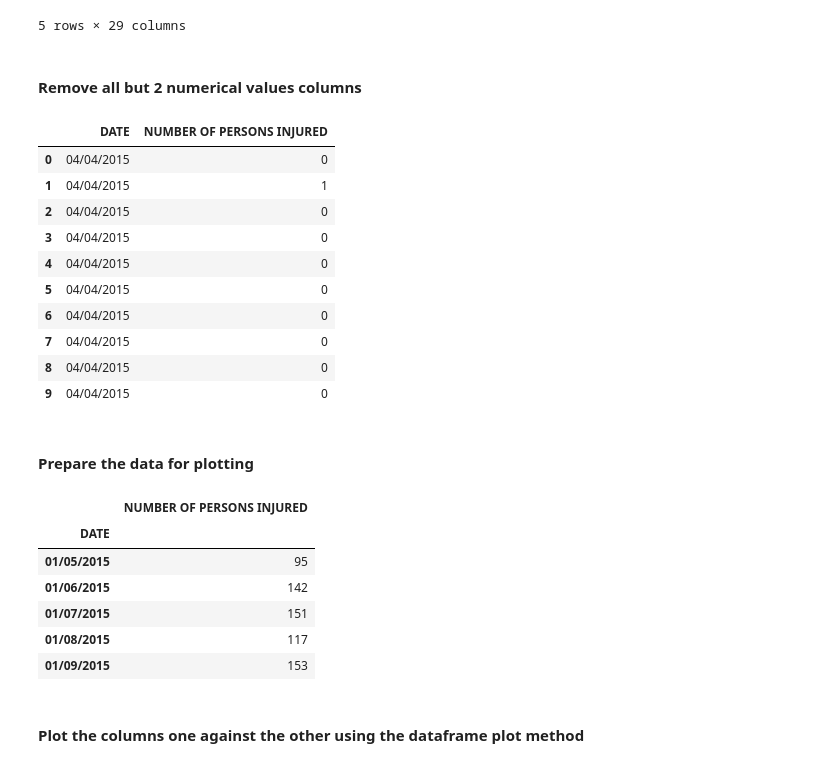
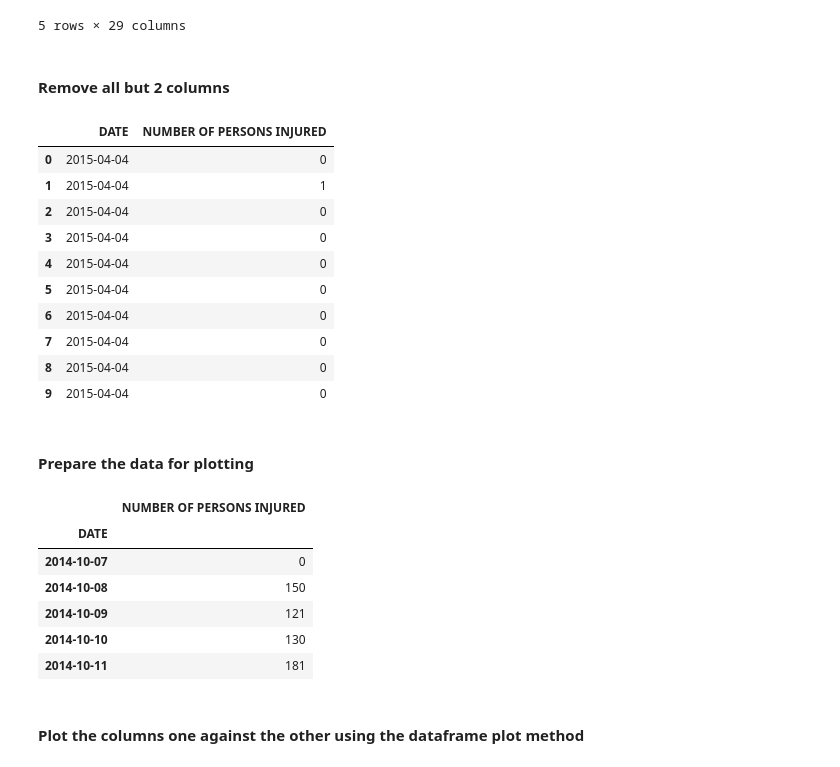
Before and after one commit to sebscho/PUI2017_lz1714, a Jupyter notebook: HW2_lz1714/HW2_Extra_lz1714.ipynb, the cells around one changed output. Drawn from its saved outputs; the diff is of its cells as text; code cells hidden in the pictures.

```diff
--- a/HW2_lz1714/HW2_Extra_lz1714.ipynb
+++ b/HW2_lz1714/HW2_Extra_lz1714.ipynb
@@ -22,7 +22,8 @@ os.getenv("DFDATA")
 #### Use pandas to read in the CSV file from the DF into a pandas dataframe
 # %%
 DFDATA = os.getenv("DFDATA")
-df = pd.read_csv(DFDATA + '/h9gi-nx95/1428430582/h9gi-nx95', nrows=50000)
+# the data is too big, so use 'nrows' to read some portion of it
+df = pd.read_csv(DFDATA + '/h9gi-nx95/1428430582/h9gi-nx95', nrows=100000)
 # %% [markdown]
 #### Display the top few rows of the DF
 # %%
@@ -36,35 +37,35 @@ df.head()
 | 4 | 04/04/2015 | 9:41 | QUEENS | 11428.0 | 40.715144 | -73.749356 | (40.7151436, -73.7493556) | 211 STREET | JAMAICA AVENUE | ... |
 5 rows × 29 columns
 # %% [markdown]
-#### Remove all but 2 numerical values columns
+#### Remove all but 2 columns
 # %%
 # convert to dtype='datetime64[ns]'
-pd.to_datetime(df['DATE'])
+df["DATE"] = pd.to_datetime(df["DATE"],format="%m/%d/%Y")
 # Remove all but 2 numerical values columns
 df.drop(['TIME', 'BOROUGH', 'ZIP CODE', 'LATITUDE', 'LONGITUDE',
        'LOCATION', 'ON STREET NAME', 'CROSS STREET NAME', 'OFF STREET NAME',
        'NUMBER OF PERSONS KILLED',
        'NUMBER OF PEDESTRIANS INJURED', 'NUMBER OF PEDESTRIANS KILLED',
        'NUMBER OF CYCLIST INJURED', 'NUMBER OF CYCLIST KILLED',
        'NUMBER OF MOTORIST INJURED', 'NUMBER OF MOTORIST KILLED',
        'CONTRIBUTING FACTOR VEHICLE 1', 'CONTRIBUTING FACTOR VEHICLE 2',
        'CONTRIBUTING FACTOR VEHICLE 3', 'CONTRIBUTING FACTOR VEHICLE 4',
        'CONTRIBUTING FACTOR VEHICLE 5', 'UNIQUE KEY', 'VEHICLE TYPE CODE 1',
        'VEHICLE TYPE CODE 2', 'VEHICLE TYPE CODE 3', 'VEHICLE TYPE CODE 4',
        'VEHICLE TYPE CODE 5'], axis=1, inplace=True)
 df.head(10)
 # %% [output]
 |  | DATE | NUMBER OF PERSONS INJURED |
-| 0 | 04/04/2015 | 0 |
-| 1 | 04/04/2015 | 1 |
-| 2 | 04/04/2015 | 0 |
-| 3 | 04/04/2015 | 0 |
-| 4 | 04/04/2015 | 0 |
-| 5 | 04/04/2015 | 0 |
-| 6 | 04/04/2015 | 0 |
-| 7 | 04/04/2015 | 0 |
-| 8 | 04/04/2015 | 0 |
-| 9 | 04/04/2015 | 0 |
+| 0 | 2015-04-04 | 0 |
+| 1 | 2015-04-04 | 1 |
+| 2 | 2015-04-04 | 0 |
+| 3 | 2015-04-04 | 0 |
+| 4 | 2015-04-04 | 0 |
+| 5 | 2015-04-04 | 0 |
+| 6 | 2015-04-04 | 0 |
+| 7 | 2015-04-04 | 0 |
+| 8 | 2015-04-04 | 0 |
+| 9 | 2015-04-04 | 0 |
 # %% [markdown]
 #### Prepare the data for plotting
 # %%
@@ -75,11 +76,11 @@ dfsum.head()
 # %% [output]
 |  | NUMBER OF PERSONS INJURED |
 | DATE |  |
-| 01/05/2015 | 95 |
-| 01/06/2015 | 142 |
-| 01/07/2015 | 151 |
-| 01/08/2015 | 117 |
-| 01/09/2015 | 153 |
+| 2014-10-07 | 0 |
+| 2014-10-08 | 150 |
+| 2014-10-09 | 121 |
+| 2014-10-10 | 130 |
+| 2014-10-11 | 181 |
 # %% [markdown]
 #### Plot the columns one against the other using the dataframe plot method
 # %%
```
Also changed, not shown: parts of 2 cells of this notebook.
